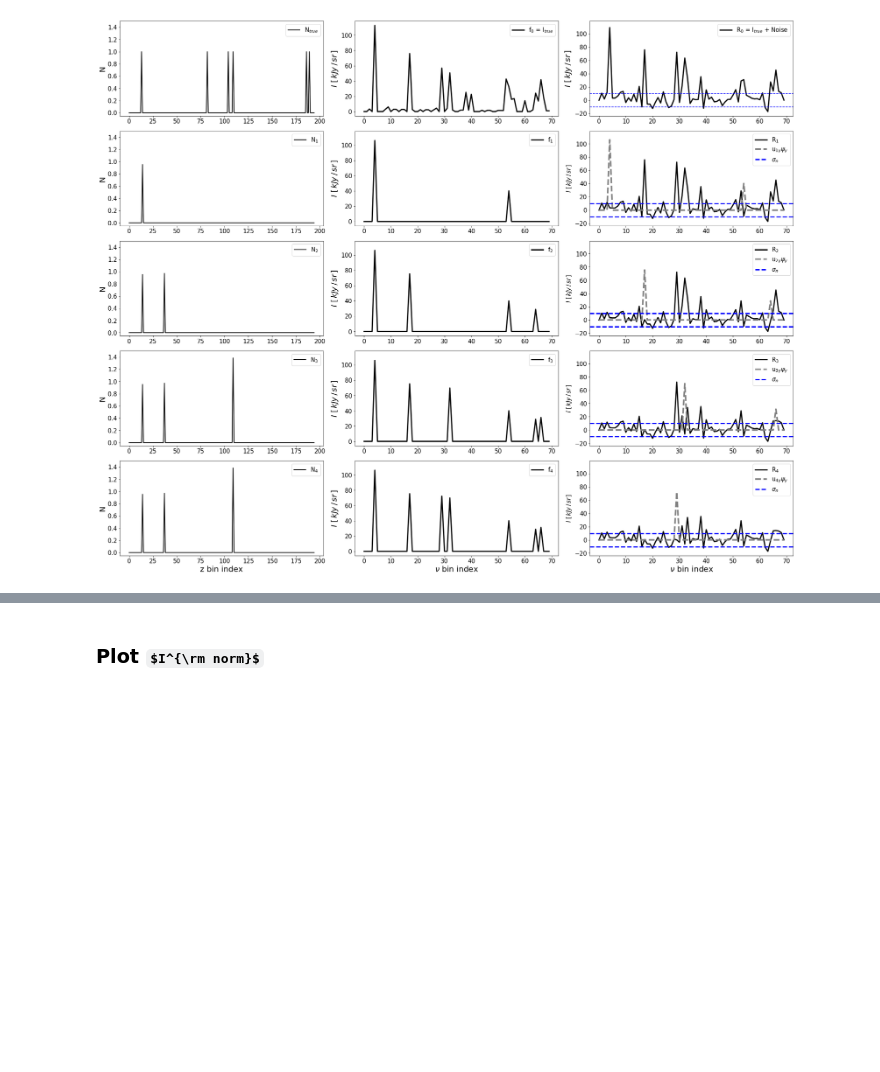
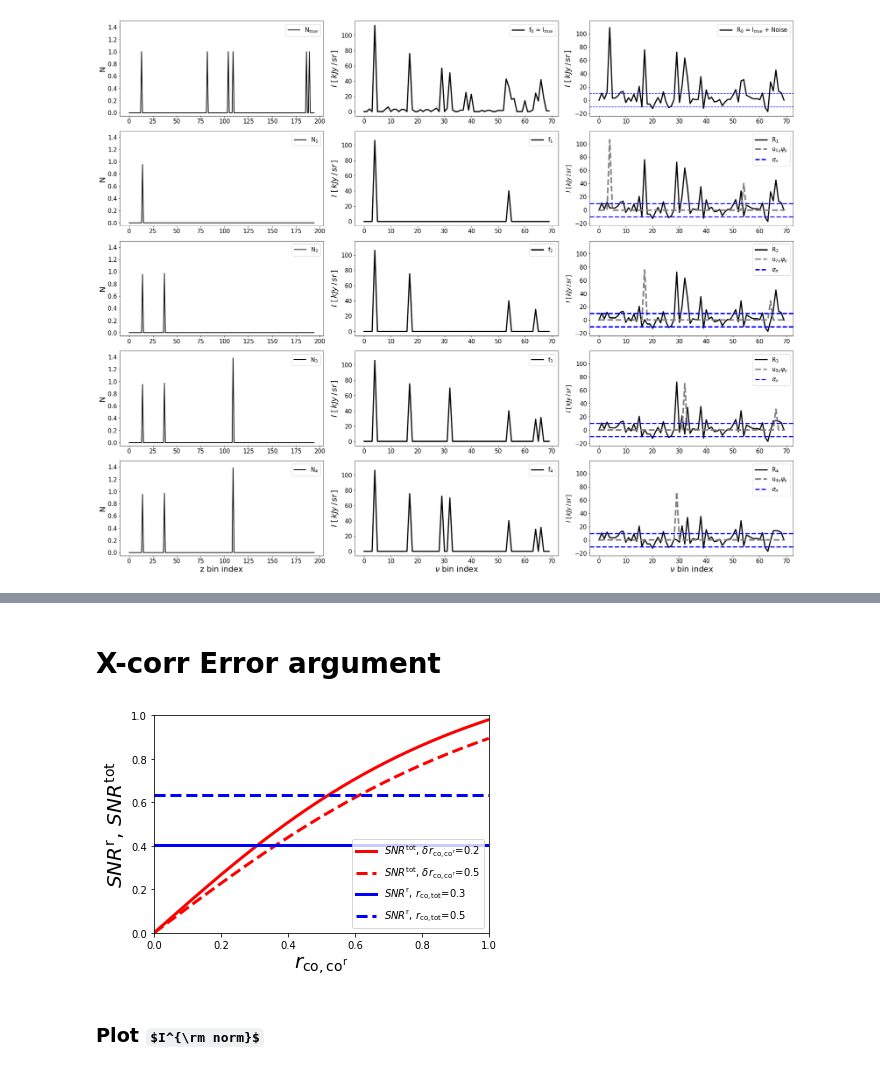
Before and after one commit to yuntingcheng/sim_cii, a Jupyter notebook: sparse_S1_basic.ipynb, the cells around one changed output, grey strips where cells are left out. Drawn from its saved outputs; the diff is of its cells as text; code cells hidden in the pictures; some formulas as TeX source; blank space fills up the shorter version.

```diff
--- a/sparse_S1_basic.ipynb
+++ b/sparse_S1_basic.ipynb
@@ -447,3 +527,25 @@ plt.savefig('plots/paperfig/gen_lc.pdf', bbox_inches = 'tight', dpi = 300)
+# %% [markdown]
+# X-corr Error argument
+# %%
+r_cocor = np.arange(0.001,1.001,0.001)
+for delr_cocor,ls in zip([0.2, 0.5],['-', '--']):
+    SNRr = 1/np.sqrt(0.5*(1 + 1/r_cocor**2) + (delr_cocor/r_cocor)**2)
+    plt.plot(r_cocor, SNRr, 'r', ls=ls, lw=3,
+             label = r'$SNR^{\rm tot}$, $\delta r_{\rm co,co^{r}}$=%.1f'%delr_cocor)
+
+for (r_cotot,ls) in zip([0.3, 0.5], ['-','--']):
+    SNRtot = 1/np.sqrt(0.5*(1 + 1/r_cotot**2))
+    plt.plot([0, 1], [SNRtot,SNRtot], 'b', ls=ls, lw=3,
+             label = r'$SNR^{\rm r}$, $r_{\rm co,tot}$=%.1f'%r_cotot)
+
+plt.xlim([0,1])
+plt.ylim([0,1])
+plt.legend(loc=4, fontsize=10)
+plt.ylabel(r'$SNR^{\rm r},\, SNR^{\rm tot}$', fontsize=20)
+plt.xlabel(r'$r_{\rm co,co^{r}}$', fontsize=20)
+plt.savefig('plots/paperfig/SNRxcorr.pdf', bbox_inches = 'tight', dpi = 300)
+# %% [output]
+[figure, added]
 # %% [markdown]
 ### Plot $I^{\rm norm}$
 # %%
```
Also changed, not shown: parts of 6 cells of this notebook, 6 other files.
